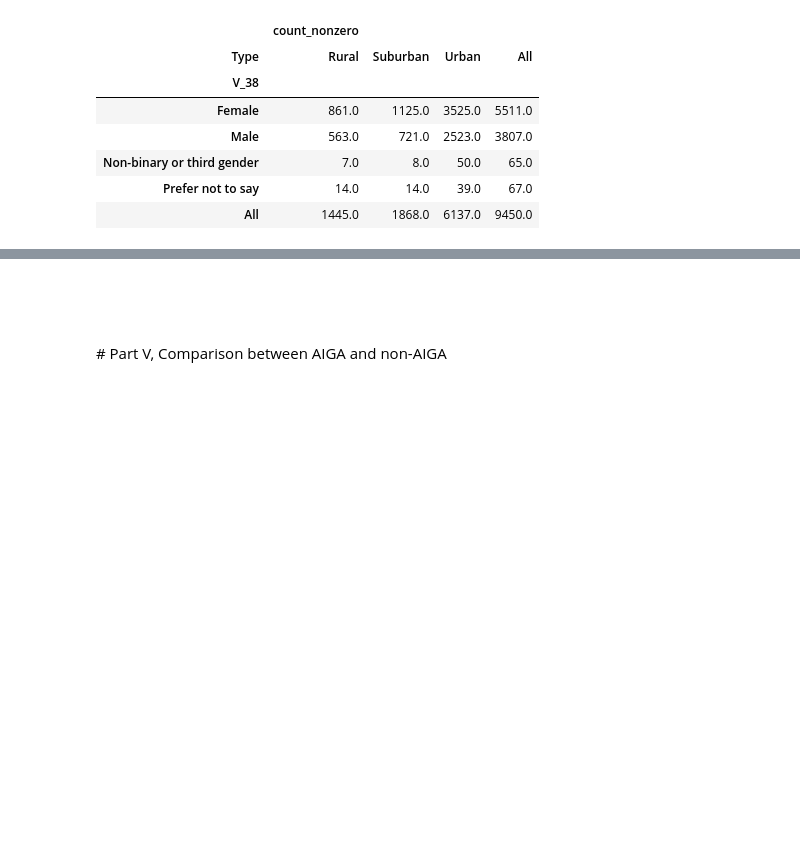
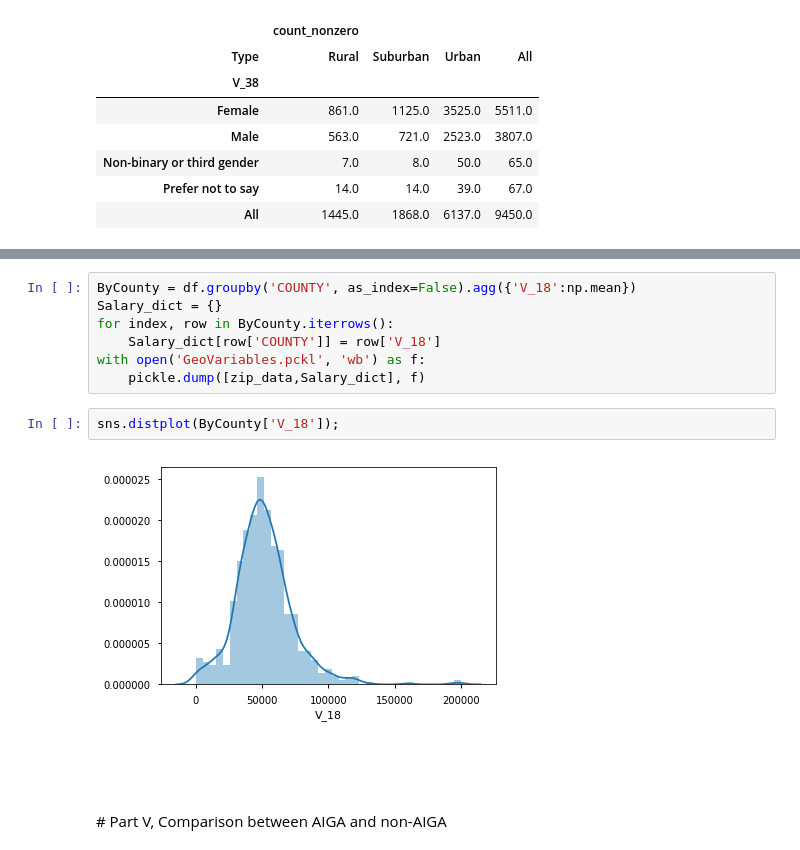
Before and after one commit to shiwang0211/DesignCensus, a Jupyter notebook: Data Exploration.ipynb, the cells around one changed output, grey strips where cells are left out. Drawn from its saved outputs; the diff is of its cells as text; blank space fills up the shorter version.

```diff
--- a/Data Exploration.ipynb
+++ b/Data Exploration.ipynb
@@ -665,3 +707,14 @@ pd.pivot_table(df[df.V_38 != 'Other'], values='V_18', index=['V_38'],columns=['T
+# %%
+ByCounty = df.groupby('COUNTY', as_index=False).agg({'V_18':np.mean})
+Salary_dict = {}
+for index, row in ByCounty.iterrows():
+    Salary_dict[row['COUNTY']] = row['V_18']
+with open('GeoVariables.pckl', 'wb') as f:
+    pickle.dump([zip_data,Salary_dict], f)
+# %%
+sns.distplot(ByCounty['V_18']);
+# %% [output]
+[figure, added]
 # %% [markdown]
 <br>
 <br>
```
Also changed, not shown: parts of 8 cells of this notebook, 3 other files.
